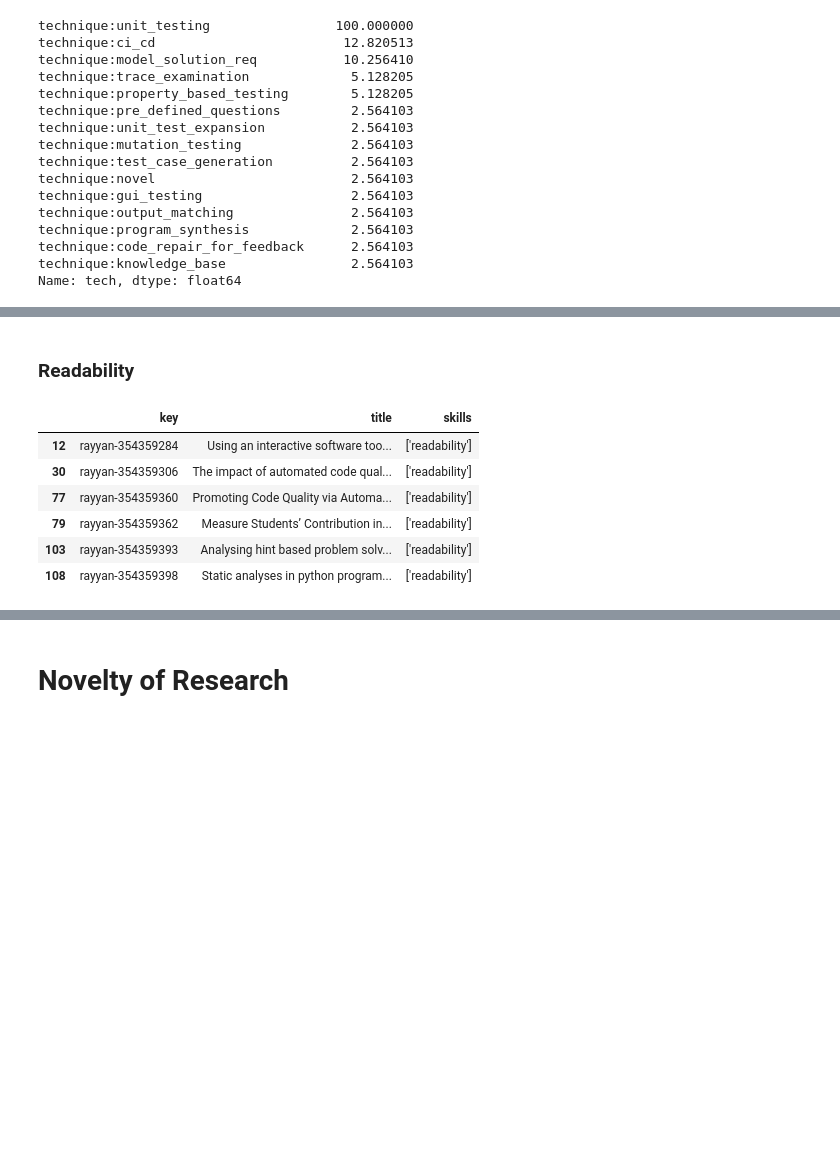
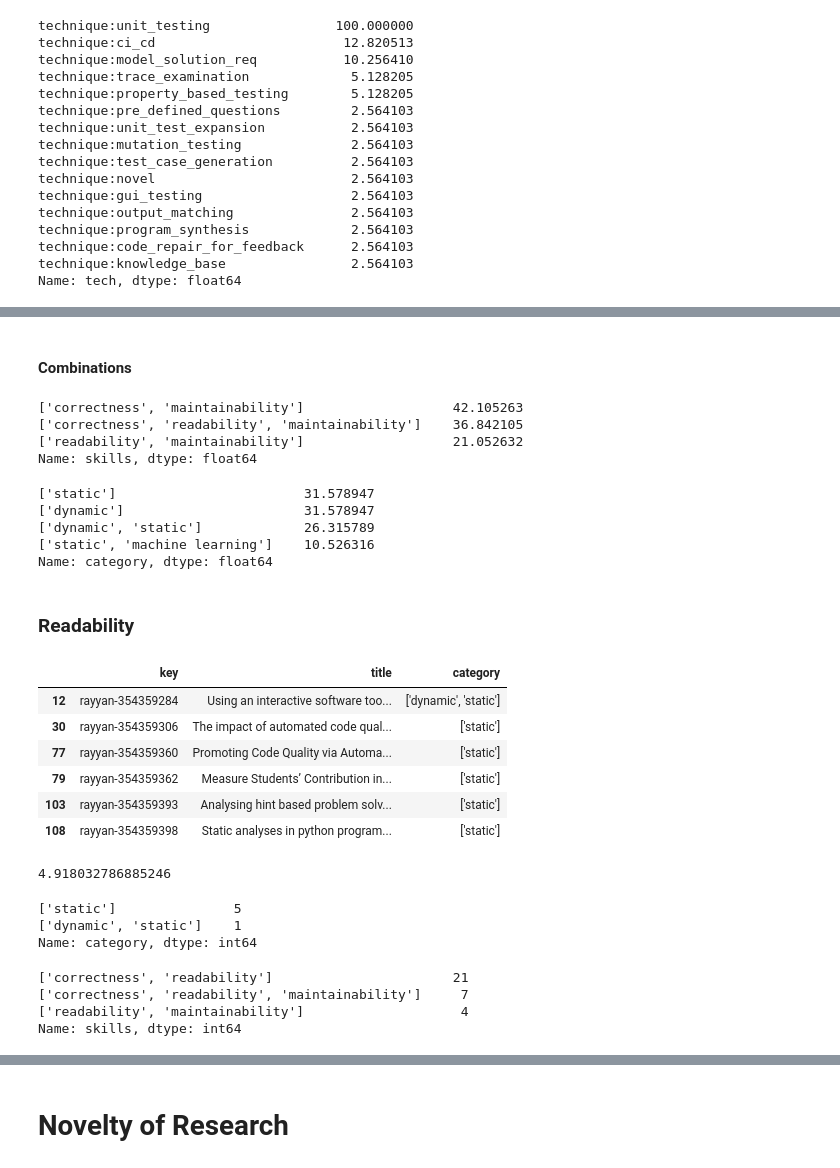
Before and after one commit to m-messer/Automated-Assessment-SLR-Data-Processing, a Jupyter notebook: discussion.ipynb, the cells around one changed output, grey strips where cells are left out. Drawn from its saved outputs; the diff is of its cells as text; code cells hidden in the pictures; blank space fills up the shorter version.

```diff
--- a/discussion.ipynb
+++ b/discussion.ipynb
@@ -83,0 +174,2 @@ Name: tech, dtype: float64
+# %% [markdown]
+#### Combinations
@@ -84,13 +178,48 @@ Name: tech, dtype: float64
+# %%
+(maint_comb.skills.value_counts() / maint_comb.shape[0]) * 100
+# %% [output]
+['correctness', 'maintainability']                   42.105263
+['correctness', 'readability', 'maintainability']    36.842105
+['readability', 'maintainability']                   21.052632
+Name: skills, dtype: float64
+# %%
+(maint_comb.category.value_counts() / maint_comb.shape[0]) * 100
+# %% [output]
+['static']                        31.578947
+['dynamic']                       31.578947
+['dynamic', 'static']             26.315789
+['static', 'machine learning']    10.526316
+Name: category, dtype: float64
 # %% [markdown]
 ### Readability
+# %%
+# Analysing hint based problem solving strategy among novice programmers through gamification technique - Might be removed
+read_df = df[df.skills.str.contains("^\['readability'\]$")]
+read_df[['key', 'title', 'category']]
+# %% [output]
+|  | key | title | category |
+| 12 | rayyan-354359284 | Using an interactive software too... | ['dynamic', 'static'] |
+| 30 | rayyan-354359306 | The impact of automated code qual... | ['static'] |
+| 77 | rayyan-354359360 | Promoting Code Quality via Automa... | ['static'] |
+| 79 | rayyan-354359362 | Measure Students’ Contribution in... | ['static'] |
+| 103 | rayyan-354359393 | Analysing hint based problem solv... | ['static'] |
+| 108 | rayyan-354359398 | Static analyses in python program... | ['static'] |
+# %%
+(read_df.shape[0] / df.shape[0]) * 100
+# %% [output]
+4.918032786885246
+# %%
+read_df.category.value_counts()
+# %% [output]
+['static']               5
+['dynamic', 'static']    1
+Name: category, dtype: int64
 # %%
-temp_df = df[df.skills.str.contains("^\['readability'\]$")]
-temp_df[['key', 'title', 'skills']]
+read_comb = df[df.skills.str.contains("'readability',|, 'readability'")]
-# %% [output]
-|  | key | title | skills |
-| 12 | rayyan-354359284 | Using an interactive software too... | ['readability'] |
-| 30 | rayyan-354359306 | The impact of automated code qual... | ['readability'] |
-| 77 | rayyan-354359360 | Promoting Code Quality via Automa... | ['readability'] |
-| 79 | rayyan-354359362 | Measure Students’ Contribution in... | ['readability'] |
-| 103 | rayyan-354359393 | Analysing hint based problem solv... | ['readability'] |
-| 108 | rayyan-354359398 | Static analyses in python program... | ['readability'] |
+# %%
+read_comb.skills.value_counts()
+# %% [output]
+['correctness', 'readability']                       21
+['correctness', 'readability', 'maintainability']     7
+['readability', 'maintainability']                    4
+Name: skills, dtype: int64
```
Also changed, not shown: parts of 12 cells of this notebook.
